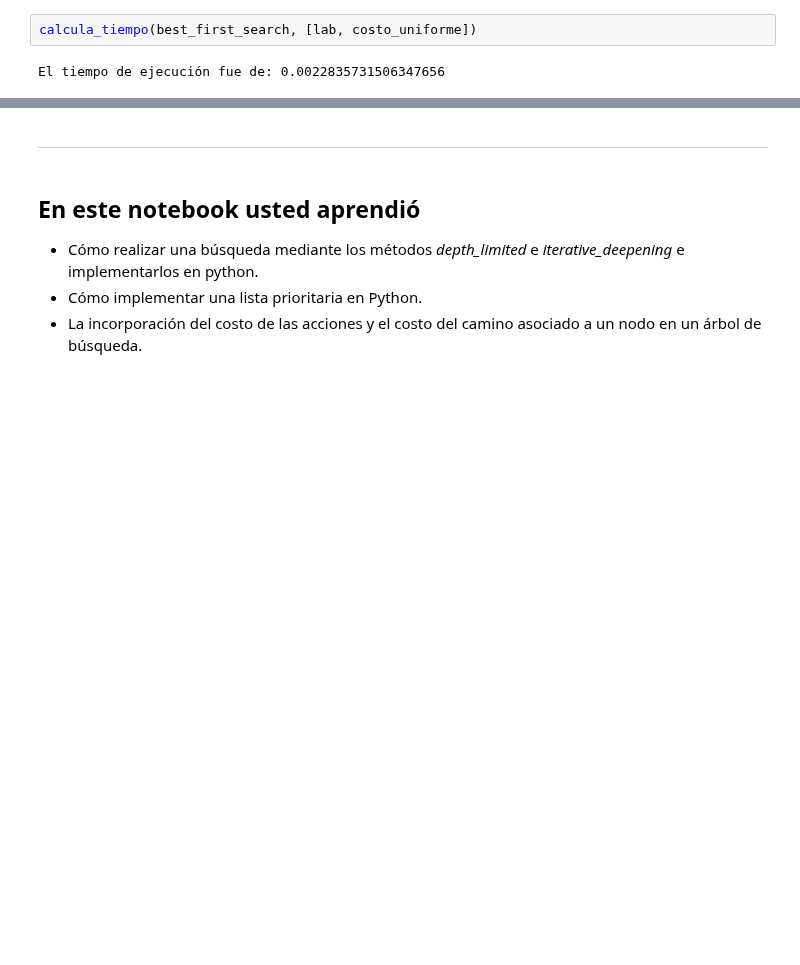
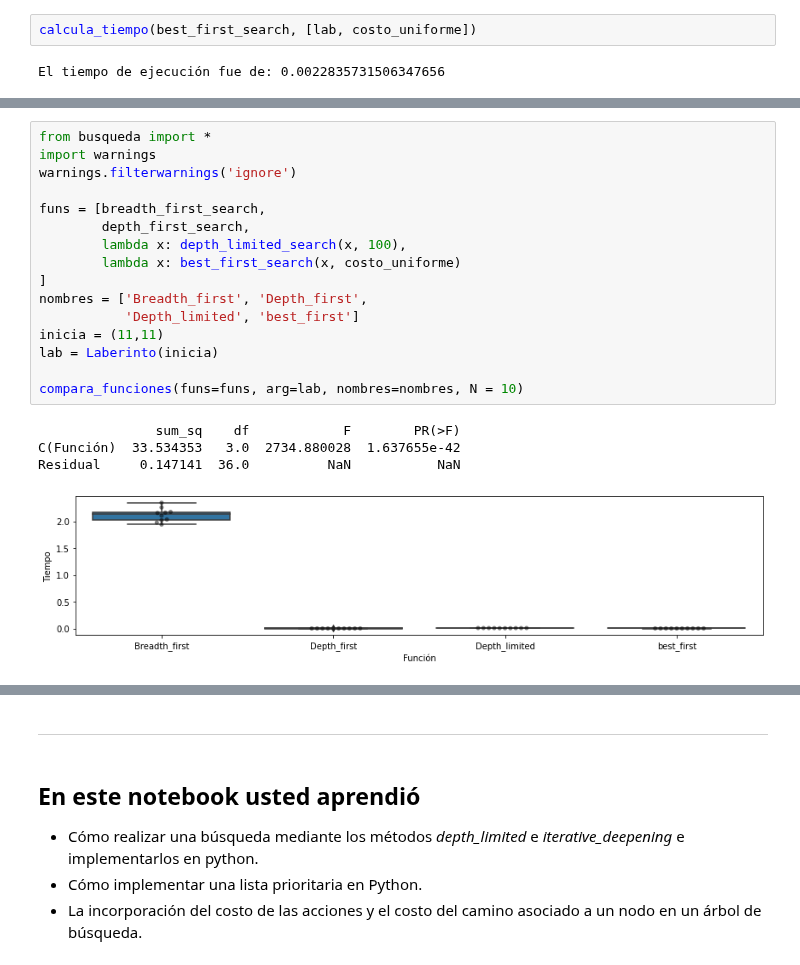
Before and after one commit to cgaravitoc/macc, a Jupyter notebook: AI/Notebook 3/nb3.ipynb, the cells around one changed output, grey strips where cells are left out. Saved outputs shown, nothing was run; the diff lists cells and outputs as text; blank space fills up the shorter version.

```diff
--- a/AI/Notebook 3/nb3.ipynb
+++ b/AI/Notebook 3/nb3.ipynb
@@ -875,3 +875,24 @@ Residual      4.632716  70.0         NaN           NaN
+# %%
+from busqueda import *
+import warnings
+warnings.filterwarnings('ignore')
+
+funs = [breadth_first_search,
+        depth_first_search,
+        lambda x: depth_limited_search(x, 100),
+        lambda x: best_first_search(x, costo_uniforme)
+]
+nombres = ['Breadth_first', 'Depth_first',
+           'Depth_limited', 'best_first']
+inicia = (11,11)
+lab = Laberinto(inicia)
+
+compara_funciones(funs=funs, arg=lab, nombres=nombres, N = 10)
+# %% [output]
+               sum_sq    df            F        PR(>F)
+C(Función)  33.534353   3.0  2734.880028  1.637655e-42
+Residual     0.147141  36.0          NaN           NaN
+[figure, added]
 # %%
 from busqueda import *
 import warnings
```
Also changed, not shown: parts of 8 cells of this notebook.
